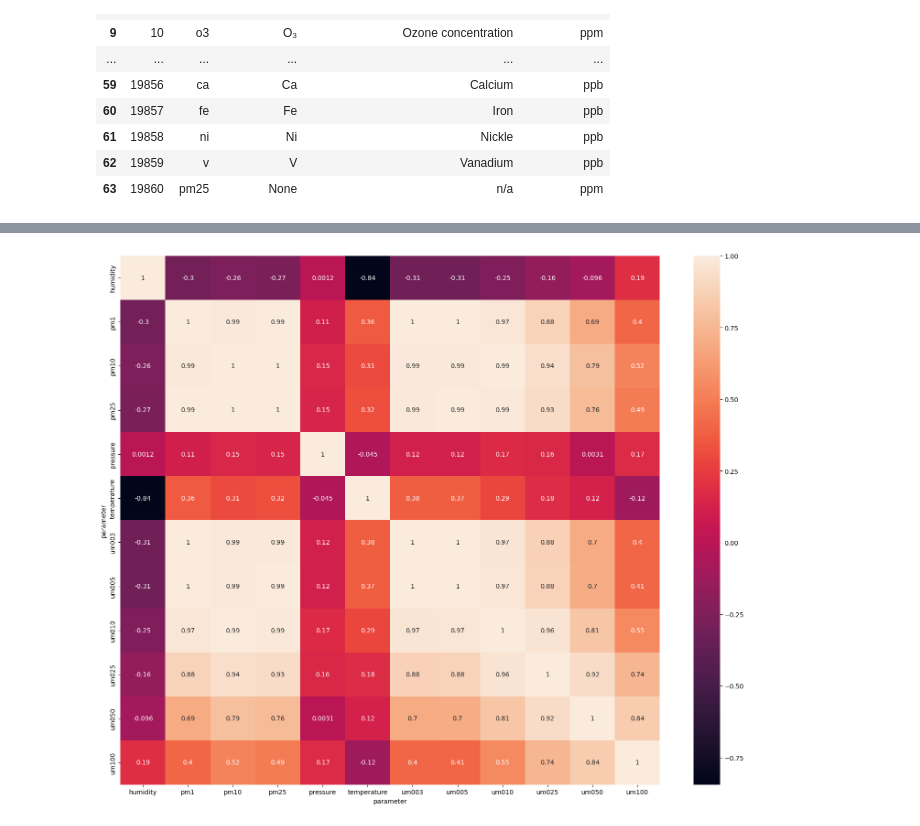
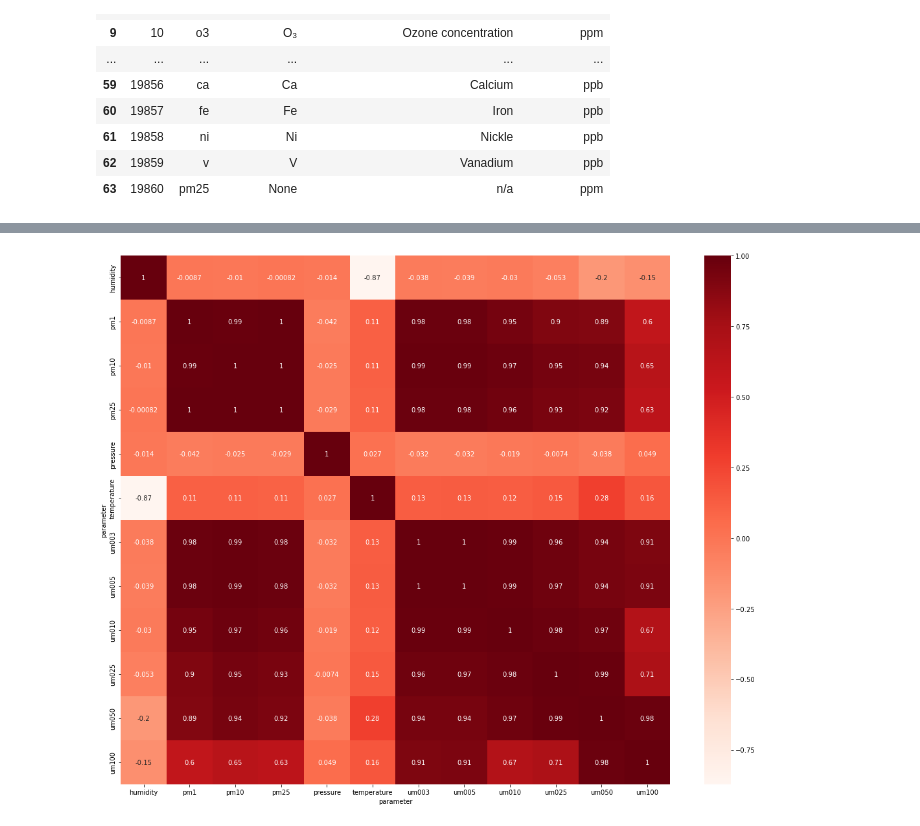
Before and after one commit to beltran-oscar/ETL-pipeline-ML, a Jupyter notebook: src/notebooks/extract.ipynb, the cells around one changed output, grey strips where cells are left out. Cells and saved outputs as stored; diff of their text form; code cells hidden in the pictures.

```diff
--- a/src/notebooks/extract.ipynb
+++ b/src/notebooks/extract.ipynb
@@ -53,8 +67,8 @@ def extract(api_key):
     # Define the query parameters to API
     params = {
         "location_id": "380422",
-        "parameter": ["pressure", "temperature", "um003", "um025", "um010", "pm10", "um100", "pm1", "um005", "humidity", "um050", "pm25"],
-        "limit": 10000,
+        "parameter": ["pressure", "temperature", "humidity", "wind_speed", "wind_direction", "pm1", "pm10", "pm25", "O3", "co", "nox", "so2","um003", "um005", "um010", "um025", "um050", "um100"],
+        "limit": 50000,
         "api_key": api_key
     }
 
@@ -381,7 +396,8 @@ pivoted_df.head(20)
 # %%
+# Correlation matrix
 corr_matrix = pivoted_df.corr()
 plt.figure(figsize=(19, 15))
-sns.heatmap(corr_matrix, annot=True)
+sns.heatmap(corr_matrix, annot=True, cmap=plt.cm.Reds)
 plt.show()
 # %% [output]
-[figure, old version]
+[figure, new version]
```
Also changed, not shown: parts of 45 cells of this notebook.
